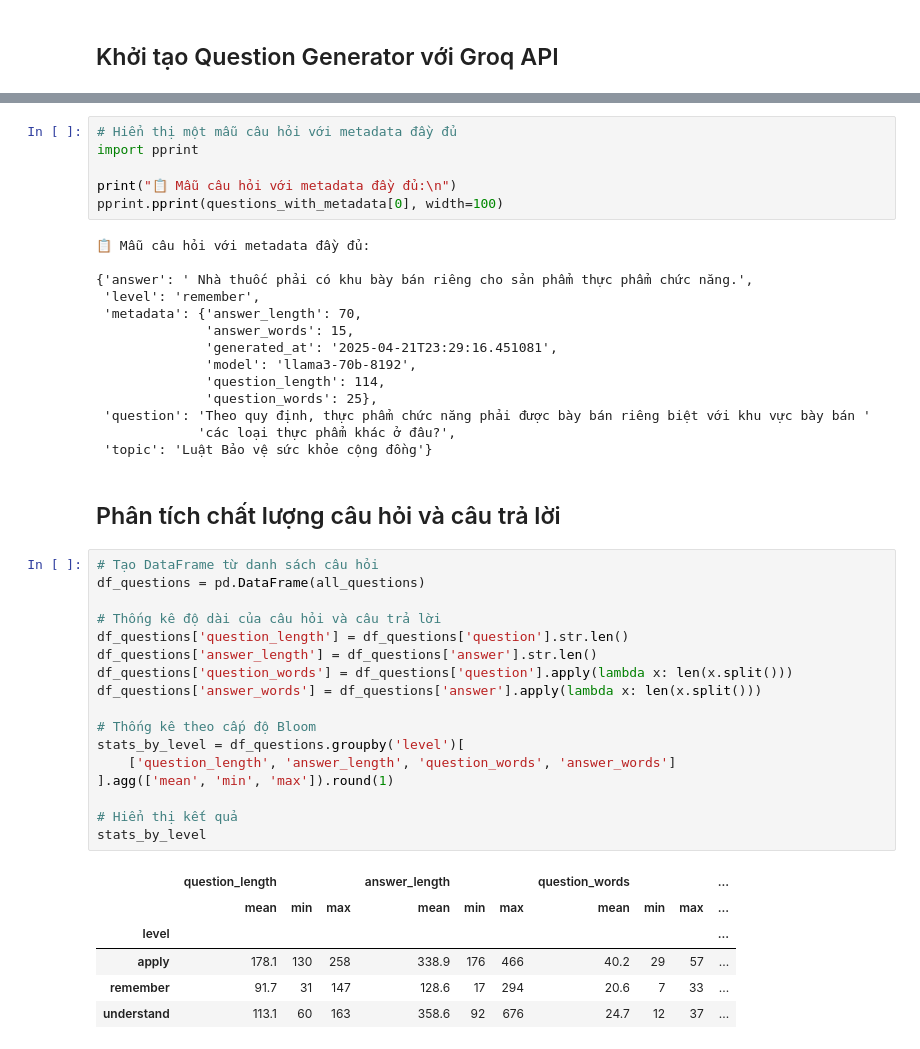
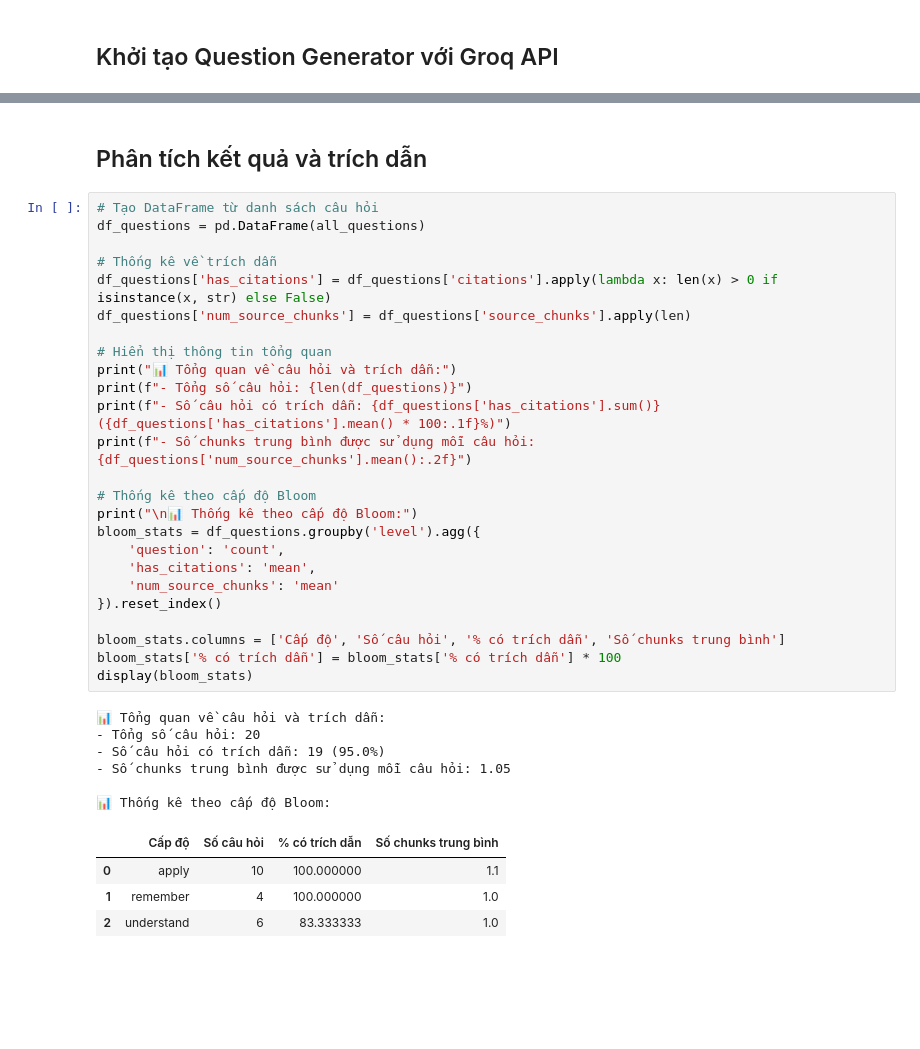
Before and after one commit to cardi-ay/uit.PubHealthQA, a Jupyter notebook: notebooks/question_answer_generation_groq.ipynb, the cells around one changed output, grey strips where cells are left out. Saved outputs shown, nothing was run; the diff lists cells and outputs as text; blank space fills up the shorter version.

```diff
--- a/notebooks/question_answer_generation_groq.ipynb
+++ b/notebooks/question_answer_generation_groq.ipynb
@@ -249,47 +226,39 @@ print(f"✅ Đã lưu kết quả vào file: {output_file}")
-# %%
-# Hiển thị một mẫu câu hỏi với metadata đầy đủ
-import pprint
-
-print("📋 Mẫu câu hỏi với metadata đầy đủ:\n")
-pprint.pprint(questions_with_metadata[0], width=100)
-# %% [output]
-📋 Mẫu câu hỏi với metadata đầy đủ:
-
-{'answer': ' Nhà thuốc phải có khu bày bán riêng cho sản phẩm thực phẩm chức năng.',
- 'level': 'remember',
- 'metadata': {'answer_length': 70,
-              'answer_words': 15,
-              'generated_at': '2025-04-21T23:29:16.451081',
-              'model': 'llama3-70b-8192',
-              'question_length': 114,
-              'question_words': 25},
- 'question': 'Theo quy định, thực phẩm chức năng phải được bày bán riêng biệt với khu vực bày bán '
-             'các loại thực phẩm khác ở đâu?',
- 'topic': 'Luật Bảo vệ sức khỏe cộng đồng'}
 # %% [markdown]
-## Phân tích chất lượng câu hỏi và câu trả lời
+## Phân tích kết quả và trích dẫn
 # %%
 # Tạo DataFrame từ danh sách câu hỏi
 df_questions = pd.DataFrame(all_questions)
 
-# Thống kê độ dài của câu hỏi và câu trả lời
-df_questions['question_length'] = df_questions['question'].str.len()
-df_questions['answer_length'] = df_questions['answer'].str.len()
-df_questions['question_words'] = df_questions['question'].apply(lambda x: len(x.split()))
-df_questions['answer_words'] = df_questions['answer'].apply(lambda x: len(x.split()))
+# Thống kê về trích dẫn
+df_questions['has_citations'] = df_questions['citations'].apply(lambda x: len(x) > 0 if isinstance(x, str) else False)
+df_questions['num_source_chunks'] = df_questions['source_chunks'].apply(len)
+
+# Hiển thị thông tin tổng quan
+print("📊 Tổng quan về câu hỏi và trích dẫn:")
+print(f"- Tổng số câu hỏi: {len(df_questions)}")
+print(f"- Số câu hỏi có trích dẫn: {df_questions['has_citations'].sum()} ({df_questions['has_citations'].mean() * 100:.1f}%)")
+print(f"- Số chunks trung bình được sử dụng mỗi câu hỏi: {df_questions['num_source_chunks'].mean():.2f}")
 
 # Thống kê theo cấp độ Bloom
-stats_by_level = df_questions.groupby('level')[
-    ['question_length', 'answer_length', 'question_words', 'answer_words']
-].agg(['mean', 'min', 'max']).round(1)
+print("\n📊 Thống kê theo cấp độ Bloom:")
+bloom_stats = df_questions.groupby('level').agg({
+    'question': 'count',
+    'has_citations': 'mean',
+    'num_source_chunks': 'mean'
+}).reset_index()
 
-# Hiển thị kết quả
-stats_by_level
+bloom_stats.columns = ['Cấp độ', 'Số câu hỏi', '% có trích dẫn', 'Số chunks trung bình']
+bloom_stats['% có trích dẫn'] = bloom_stats['% có trích dẫn'] * 100
+display(bloom_stats)
 # %% [output]
+📊 Tổng quan về câu hỏi và trích dẫn:
+- Tổng số câu hỏi: 20
+- Số câu hỏi có trích dẫn: 19 (95.0%)
+- Số chunks trung bình được sử dụng mỗi câu hỏi: 1.05
+
+📊 Thống kê theo cấp độ Bloom:
-|  | question_length |  |  | answer_length |  |  | question_words |  |  | ... |
-|  | mean | min | max | mean | min | max | mean | min | max | ... |
-| level |  |  |  |  |  |  |  |  |  | ... |
-| apply | 178.1 | 130 | 258 | 338.9 | 176 | 466 | 40.2 | 29 | 57 | ... |
-| remember | 91.7 | 31 | 147 | 128.6 | 17 | 294 | 20.6 | 7 | 33 | ... |
-| understand | 113.1 | 60 | 163 | 358.6 | 92 | 676 | 24.7 | 12 | 37 | ... |
+|  | Cấp độ | Số câu hỏi | % có trích dẫn | Số chunks trung bình |
+| 0 | apply | 10 | 100.000000 | 1.1 |
+| 1 | remember | 4 | 100.000000 | 1.0 |
+| 2 | understand | 6 | 83.333333 | 1.0 |
 # %%
```
Also changed, not shown: parts of 21 cells of this notebook, 8 other files.
